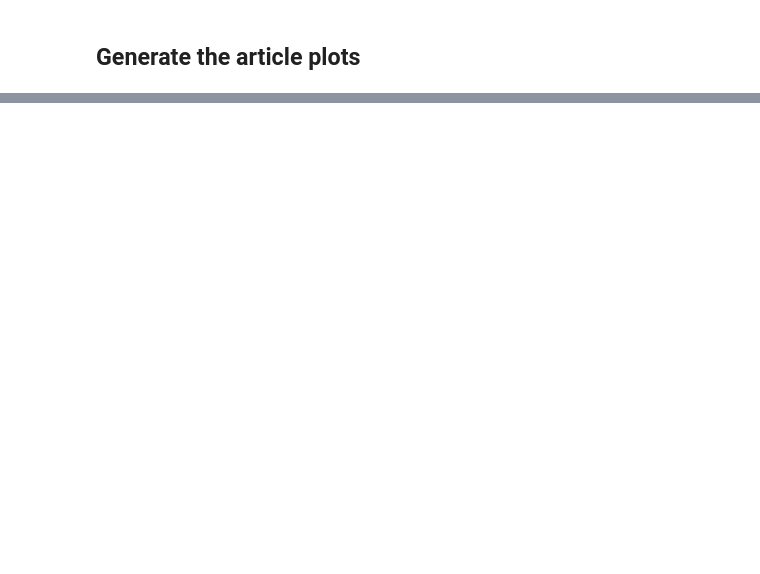
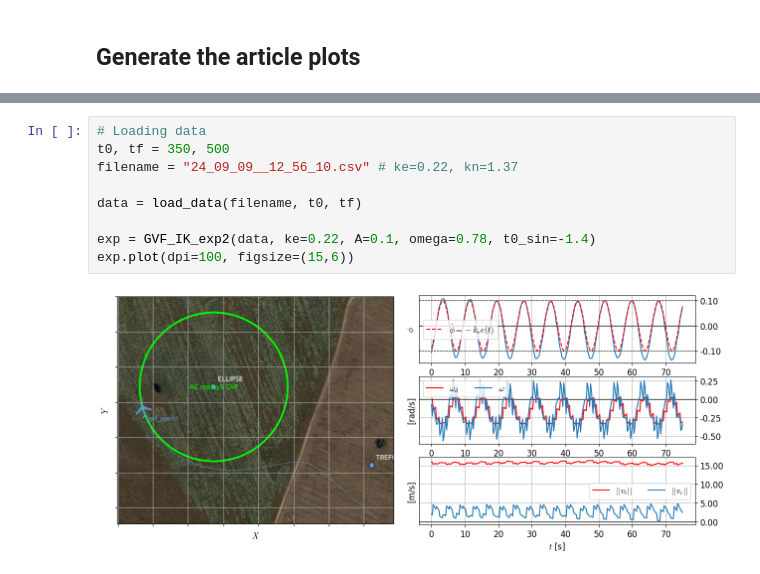
Before and after one commit to jesusBV20/gvf-ik, a Jupyter notebook: gvf_ik_art.ipynb, the cells around one changed output, grey strips where cells are left out. Saved outputs shown, nothing was run; the diff lists cells and outputs as text; blank space fills up the shorter version.

```diff
--- a/gvf_ik_art.ipynb
+++ b/gvf_ik_art.ipynb
@@ -175,0 +289,11 @@ exp1.plot(dpi=100, figsize=(13,6))
+# %%
+# Loading data
+t0, tf = 350, 500
+filename = "24_09_09__12_56_10.csv" # ke=0.22, kn=1.37
+
+data = load_data(filename, t0, tf)
+
+exp = GVF_IK_exp2(data, ke=0.22, A=0.1, omega=0.78, t0_sin=-1.4)
+exp.plot(dpi=100, figsize=(15,6))
+# %% [output]
+[figure, added]
```
Also changed, not shown: parts of 11 cells of this notebook, 6 other files.
